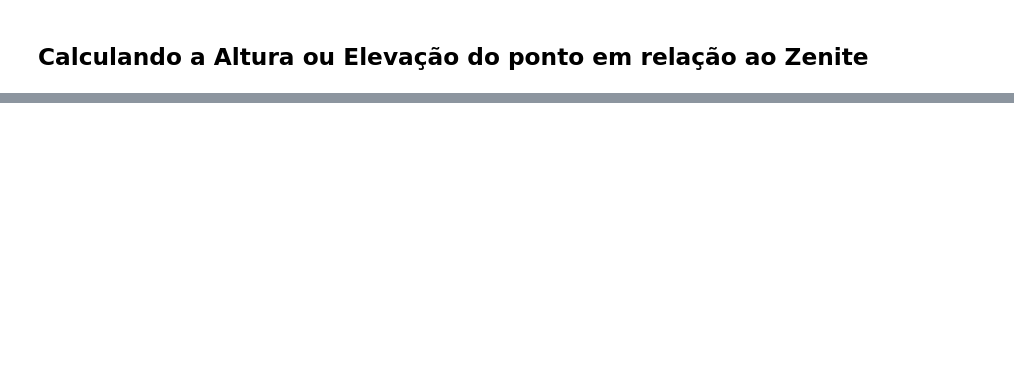
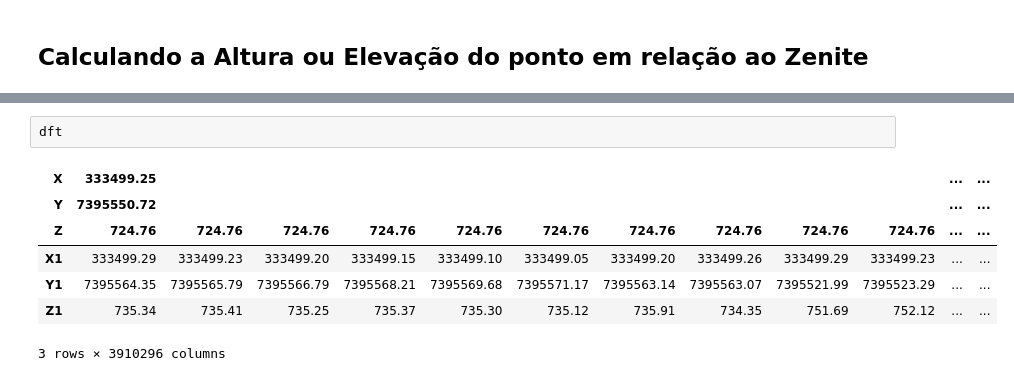
Before and after one commit to geoinfo-smdu/fator-de-visao-do-ceu, a Jupyter notebook: SVF from LiDAR.ipynb, the cells around one changed output, grey strips where cells are left out. Cells and saved outputs as stored; diff of their text form; blank space fills up the shorter version.

```diff
--- a/SVF from LiDAR.ipynb
+++ b/SVF from LiDAR.ipynb
@@ -118,0 +178,10 @@ def distancia_horizontal(x1, y1, x2, y2):
+# %%
+dft
+# %% [output]
+| X | 333499.25 |  |  |  |  |  |  |  |  |  | ... | ... |
+| Y | 7395550.72 |  |  |  |  |  |  |  |  |  | ... | ... |
+| Z | 724.76 | 724.76 | 724.76 | 724.76 | 724.76 | 724.76 | 724.76 | 724.76 | 724.76 | 724.76 | ... | ... |
+| X1 | 333499.29 | 333499.23 | 333499.20 | 333499.15 | 333499.10 | 333499.05 | 333499.20 | 333499.26 | 333499.29 | 333499.23 | ... | ... |
+| Y1 | 7395564.35 | 7395565.79 | 7395566.79 | 7395568.21 | 7395569.68 | 7395571.17 | 7395563.14 | 7395563.07 | 7395521.99 | 7395523.29 | ... | ... |
+| Z1 | 735.34 | 735.41 | 735.25 | 735.37 | 735.30 | 735.12 | 735.91 | 734.35 | 751.69 | 752.12 | ... | ... |
+3 rows × 3910296 columns
```
Also changed, not shown: parts of 24 cells of this notebook.
